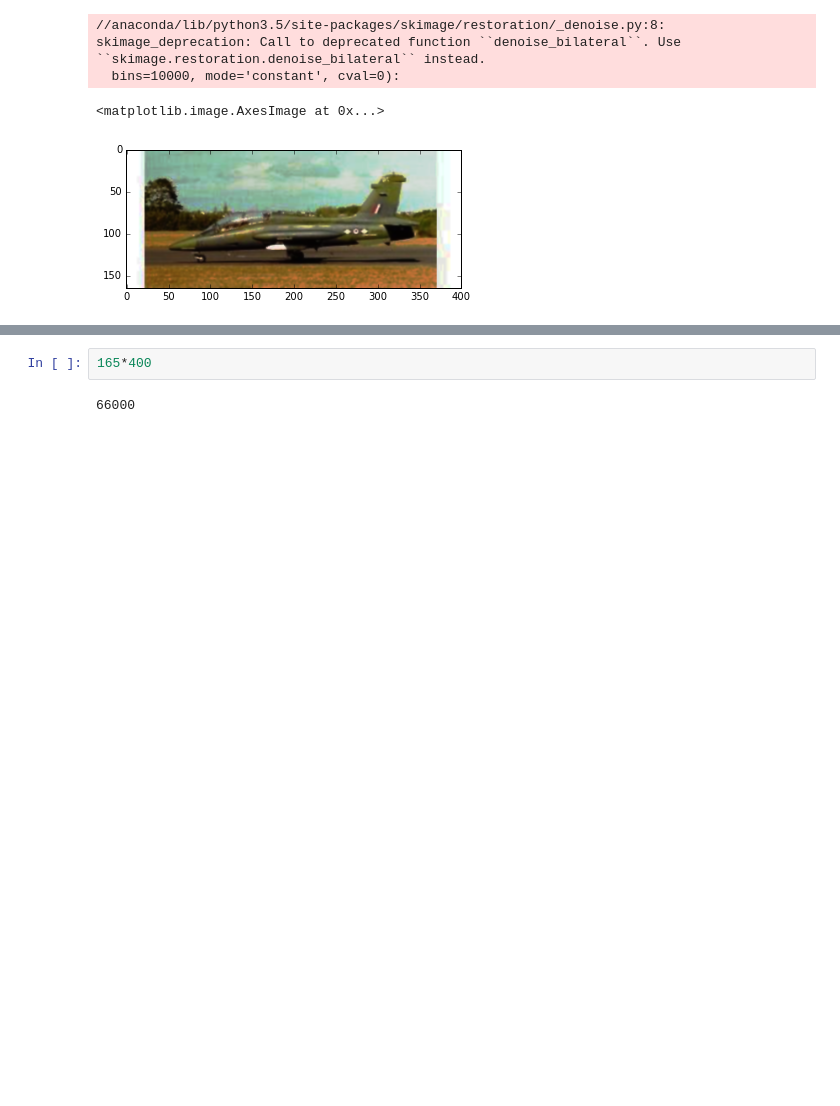
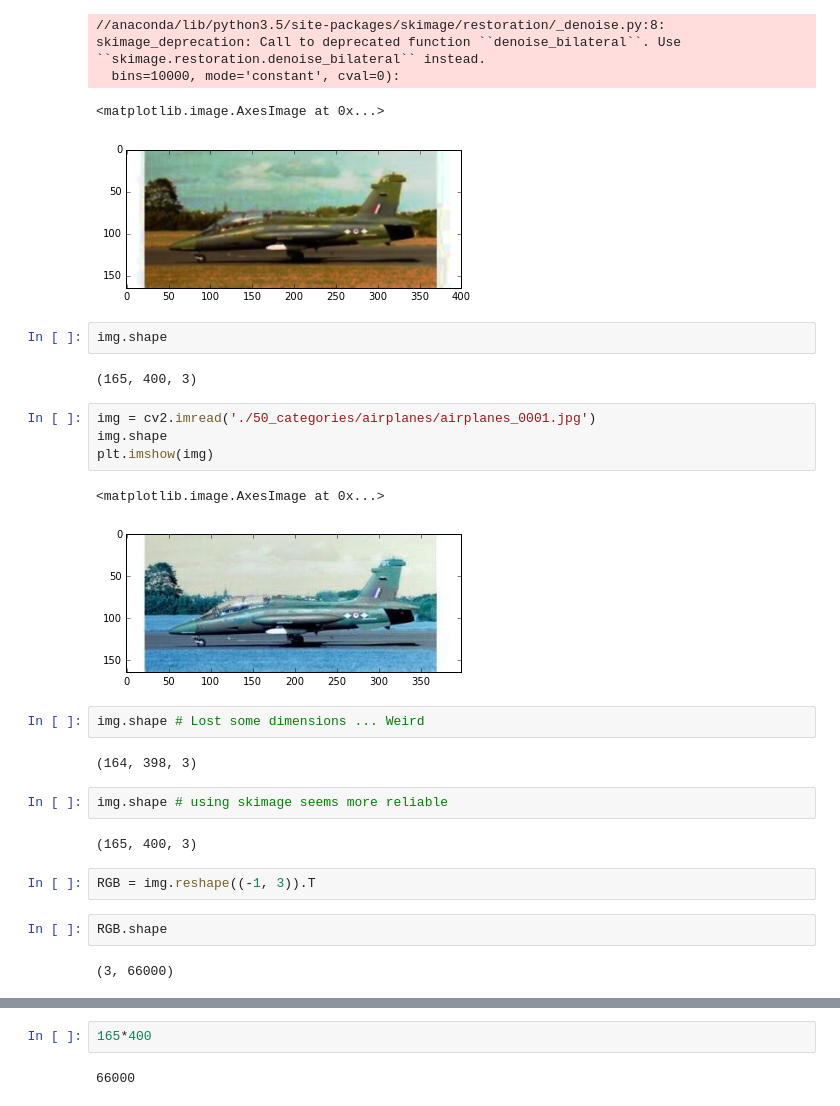
Before and after one commit to kbl4ew/Python_For_Data_Science, a Jupyter notebook: Kevin/Homework4/HW4-V1.ipynb, the cells around one changed output, grey strips where cells are left out. Cells and saved outputs as stored; diff of their text form; blank space fills up the shorter version.

```diff
--- a/Kevin/Homework4/HW4-V1.ipynb
+++ b/Kevin/Homework4/HW4-V1.ipynb
@@ -113,6 +115,31 @@ plt.imshow(img)
   bins=10000, mode='constant', cval=0):
 <matplotlib.image.AxesImage at 0x...>
 [figure]
+# %%
+img.shape
+# %% [output]
+(165, 400, 3)
+# %%
+img = cv2.imread('./50_categories/airplanes/airplanes_0001.jpg')
+img.shape
+plt.imshow(img)
+# %% [output]
+<matplotlib.image.AxesImage at 0x...>
+[figure, added]
+# %%
+img.shape # Lost some dimensions ... Weird
+# %% [output]
+(164, 398, 3)
+# %%
+img.shape # using skimage seems more reliable
+# %% [output]
+(165, 400, 3)
+# %%
+RGB = img.reshape((-1, 3)).T
+# %%
+RGB.shape
+# %% [output]
+(3, 66000)
 # %%
 def extract_features(img):
     """Extract a vector of features from an image. The feature vector is
```
Also changed, not shown: parts of 57 cells of this notebook, 5 other files.
